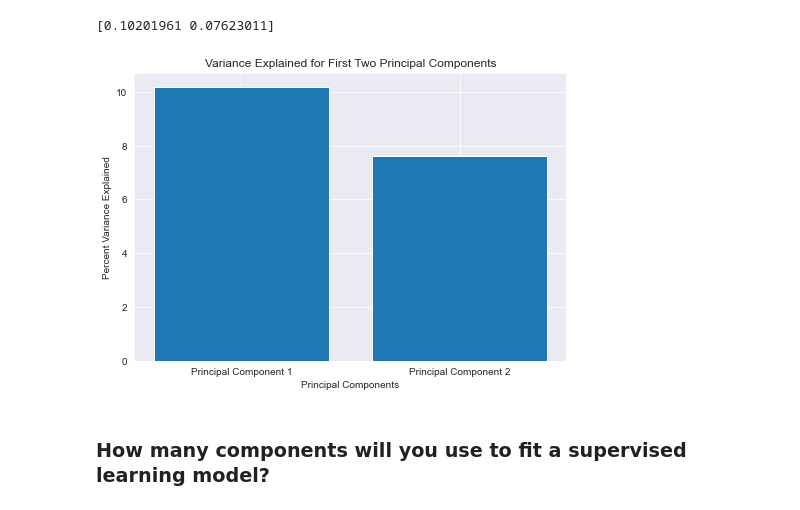
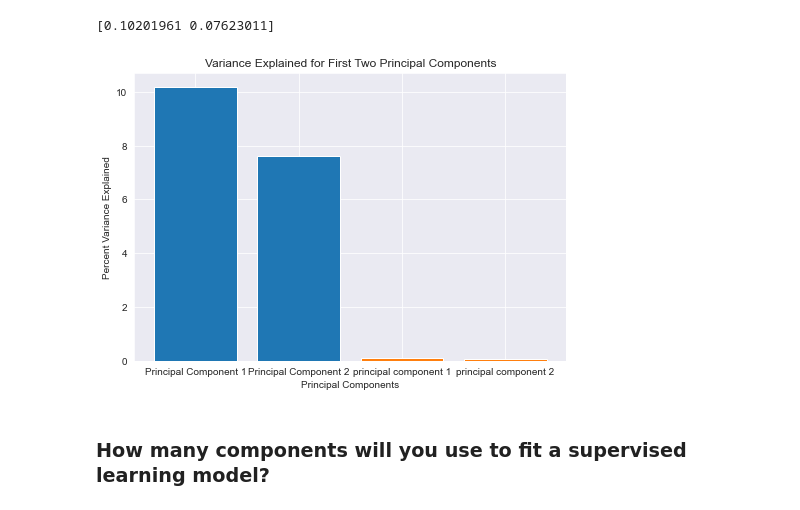
Before and after one commit to jharney0520/CSS_Project4_Team7_Fall2020, a Jupyter notebook: Project 4 Students.ipynb, the cells around one changed output. Cells and saved outputs as stored; diff of their text form; code cells hidden in the pictures.

```diff
--- a/Project 4 Students.ipynb
+++ b/Project 4 Students.ipynb
@@ -108,10 +114,8 @@ pca = PCA(n_components = 2)
 principalComponents_nhanes = pca.fit_transform(nhanes_scaled)
 # %%
-#summarizing the 2 components
-
 #create a dataframe of the two components
-pca_df = pd.DataFrame(data = principalComponents_nhanes
-             , columns = ['principal component 1', 'principal component 2',])
+pca_df = pd.DataFrame(data = principalComponents_nhanes,
+columns = ['principal component 1', 'principal component 2'])
 
 #see head of the dataframe
 pca_df.head()
@@ -132,15 +136,16 @@ print(pca.explained_variance_ratio_)
 # %%
 fig = plt.figure()
 ax = fig.add_axes([0,0,1,1])
 PrincipalComponents = ['Principal Component 1', 'Principal Component 2']
 VarianceExplained = [(0.10201961*100), (0.07623011*100)]
 ax.bar(PrincipalComponents, VarianceExplained)
+ax.bar(pca_df.columns, pca.explained_variance_ratio_)
 ax.set_xlabel('Principal Components')
 ax.set_ylabel('Percent Variance Explained')
 ax.set_title('Variance Explained for First Two Principal Components')
 plt.show()
 # %% [output]
-[figure, old version]
+[figure, new version]
 # %% [markdown]
 ### How many components will you use to fit a supervised learning model?
 # %%
```
Also changed, not shown: parts of 42 cells of this notebook.
